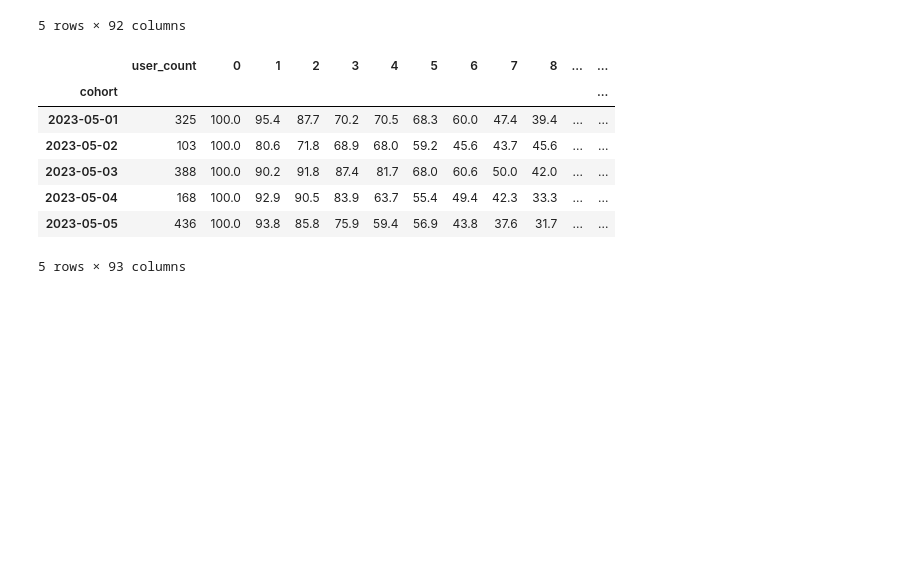
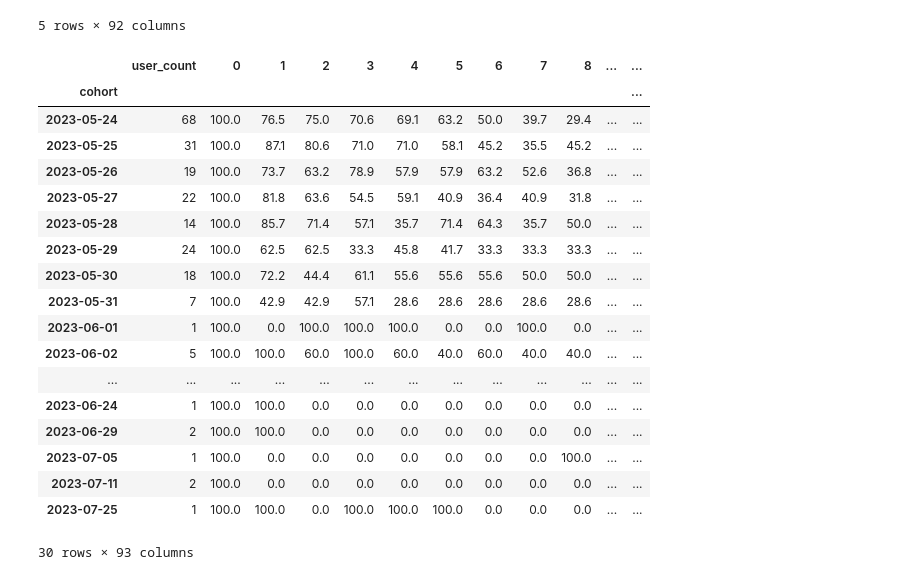
Before and after one commit to saeraniren/advanced_project, a Jupyter notebook: kpi_retention.ipynb, the cells around one changed output. Drawn from its saved outputs; the diff is of its cells as text; code cells hidden in the pictures; blank space fills up the shorter version.

Commit message:
var about retention

```diff
--- a/kpi_retention.ipynb
+++ b/kpi_retention.ipynb
@@ -489,19 +489,30 @@ retention_rate.head()
 # %%
 # 재투표율 리텐션 비율을 구한 데이터프레임의 제일 첫번째에 해당 cohort의 그룹 수를 넣어보기
 
 # 유저 수 추출
 user_cnt = retention[0]
 # 데이터프레임으로 변환
 user_cnt = user_cnt.to_frame(name='user_count')
 # 재투표율 리텐션 비율을 구한 데이터프레임에 합치기
 retention_with_usercount_df = pd.concat([user_cnt,retention_rate], axis=1)
-retention_with_usercount_df.head()
+retention_with_usercount_df.tail(30)
 # %% [output]
 |  | user_count | 0 | 1 | 2 | 3 | 4 | 5 | 6 | 7 | 8 | ... | ... |
 | cohort |  |  |  |  |  |  |  |  |  |  |  | ... |
-| 2023-05-01 | 325 | 100.0 | 95.4 | 87.7 | 70.2 | 70.5 | 68.3 | 60.0 | 47.4 | 39.4 | ... | ... |
-| 2023-05-02 | 103 | 100.0 | 80.6 | 71.8 | 68.9 | 68.0 | 59.2 | 45.6 | 43.7 | 45.6 | ... | ... |
-| 2023-05-03 | 388 | 100.0 | 90.2 | 91.8 | 87.4 | 81.7 | 68.0 | 60.6 | 50.0 | 42.0 | ... | ... |
-| 2023-05-04 | 168 | 100.0 | 92.9 | 90.5 | 83.9 | 63.7 | 55.4 | 49.4 | 42.3 | 33.3 | ... | ... |
-| 2023-05-05 | 436 | 100.0 | 93.8 | 85.8 | 75.9 | 59.4 | 56.9 | 43.8 | 37.6 | 31.7 | ... | ... |
+| 2023-05-24 | 68 | 100.0 | 76.5 | 75.0 | 70.6 | 69.1 | 63.2 | 50.0 | 39.7 | 29.4 | ... | ... |
+| 2023-05-25 | 31 | 100.0 | 87.1 | 80.6 | 71.0 | 71.0 | 58.1 | 45.2 | 35.5 | 45.2 | ... | ... |
+| 2023-05-26 | 19 | 100.0 | 73.7 | 63.2 | 78.9 | 57.9 | 57.9 | 63.2 | 52.6 | 36.8 | ... | ... |
+| 2023-05-27 | 22 | 100.0 | 81.8 | 63.6 | 54.5 | 59.1 | 40.9 | 36.4 | 40.9 | 31.8 | ... | ... |
+| 2023-05-28 | 14 | 100.0 | 85.7 | 71.4 | 57.1 | 35.7 | 71.4 | 64.3 | 35.7 | 50.0 | ... | ... |
+| 2023-05-29 | 24 | 100.0 | 62.5 | 62.5 | 33.3 | 45.8 | 41.7 | 33.3 | 33.3 | 33.3 | ... | ... |
+| 2023-05-30 | 18 | 100.0 | 72.2 | 44.4 | 61.1 | 55.6 | 55.6 | 55.6 | 50.0 | 50.0 | ... | ... |
+| 2023-05-31 | 7 | 100.0 | 42.9 | 42.9 | 57.1 | 28.6 | 28.6 | 28.6 | 28.6 | 28.6 | ... | ... |
+| 2023-06-01 | 1 | 100.0 | 0.0 | 100.0 | 100.0 | 100.0 | 0.0 | 0.0 | 100.0 | 0.0 | ... | ... |
+| 2023-06-02 | 5 | 100.0 | 100.0 | 60.0 | 100.0 | 60.0 | 40.0 | 60.0 | 40.0 | 40.0 | ... | ... |
+| ... | ... | ... | ... | ... | ... | ... | ... | ... | ... | ... | ... | ... |
+| 2023-06-24 | 1 | 100.0 | 100.0 | 0.0 | 0.0 | 0.0 | 0.0 | 0.0 | 0.0 | 0.0 | ... | ... |
+| 2023-06-29 | 2 | 100.0 | 100.0 | 0.0 | 0.0 | 0.0 | 0.0 | 0.0 | 0.0 | 0.0 | ... | ... |
+| 2023-07-05 | 1 | 100.0 | 0.0 | 0.0 | 0.0 | 0.0 | 0.0 | 0.0 | 0.0 | 100.0 | ... | ... |
+| 2023-07-11 | 2 | 100.0 | 0.0 | 0.0 | 0.0 | 0.0 | 0.0 | 0.0 | 0.0 | 0.0 | ... | ... |
+| 2023-07-25 | 1 | 100.0 | 100.0 | 0.0 | 100.0 | 100.0 | 100.0 | 0.0 | 0.0 | 0.0 | ... | ... |
-5 rows × 93 columns
+30 rows × 93 columns
```
Also changed, not shown: parts of 34 cells of this notebook.
